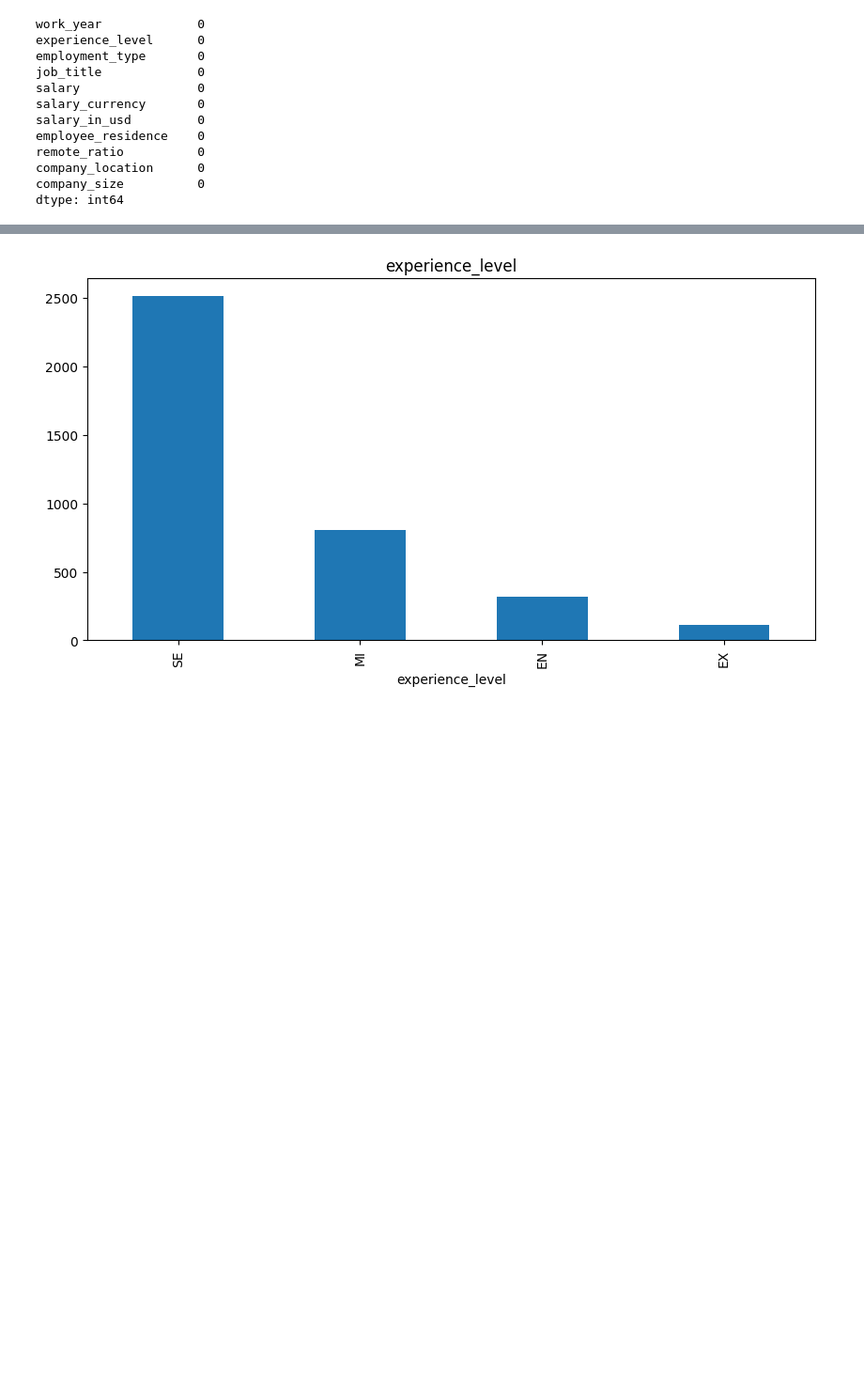
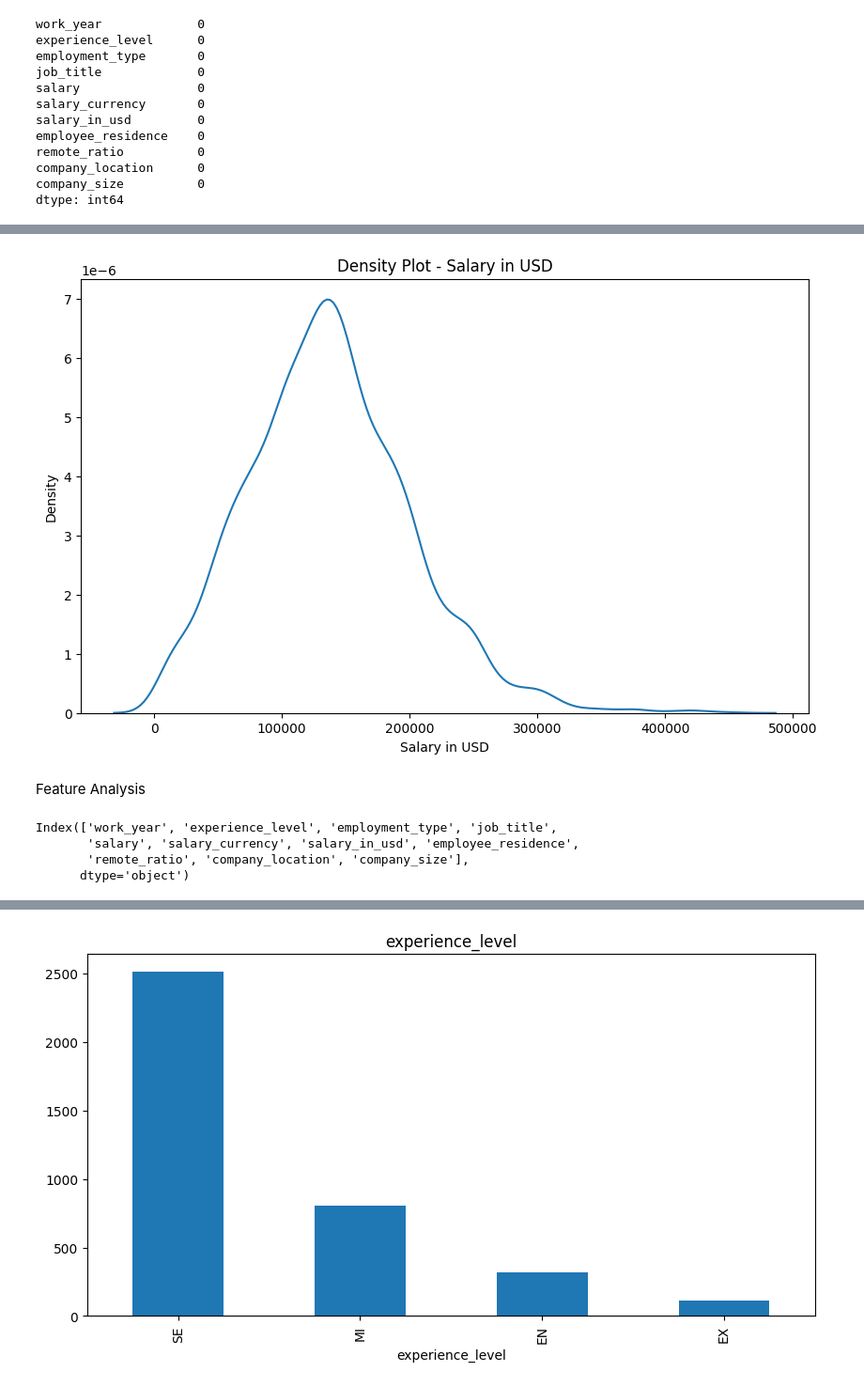
Before and after one commit to MahnazRabbani/datascience-salary-prediction, a Jupyter notebook: initial_data_analysis.ipynb, the cells around one changed output, grey strips where cells are left out. Shown at 94% size. Cells and saved outputs as stored; diff of their text form; code cells hidden in the pictures; blank space fills up the shorter version.

```diff
--- a/initial_data_analysis.ipynb
+++ b/initial_data_analysis.ipynb
@@ -80,0 +119,19 @@ dtype: object
+# %%
+# Density plot
+plt.figure(figsize=(10, 6))
+sns.kdeplot(data=df, x=target_variable)
+plt.title('Density Plot - Salary in USD')
+plt.xlabel('Salary in USD')
+plt.ylabel('Density')
+plt.show()
+# %% [output]
+[figure, added]
+# %% [markdown]
+Feature Analysis
+# %%
+df.columns
+# %% [output]
+Index(['work_year', 'experience_level', 'employment_type', 'job_title',
+       'salary', 'salary_currency', 'salary_in_usd', 'employee_residence',
+       'remote_ratio', 'company_location', 'company_size'],
+      dtype='object')
```
Also changed, not shown: parts of 10 cells of this notebook, 2 other files.
